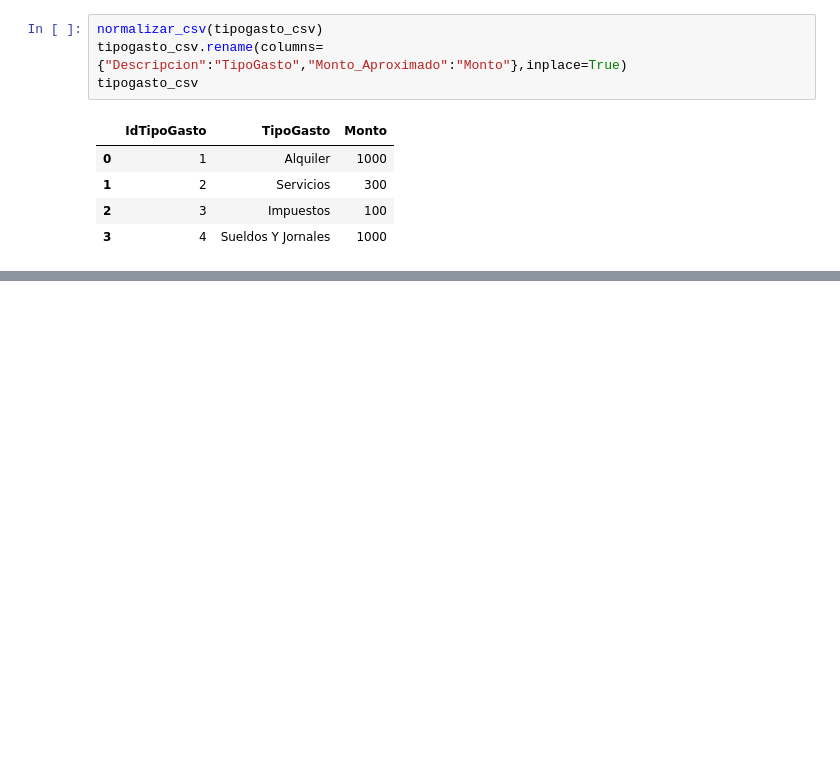
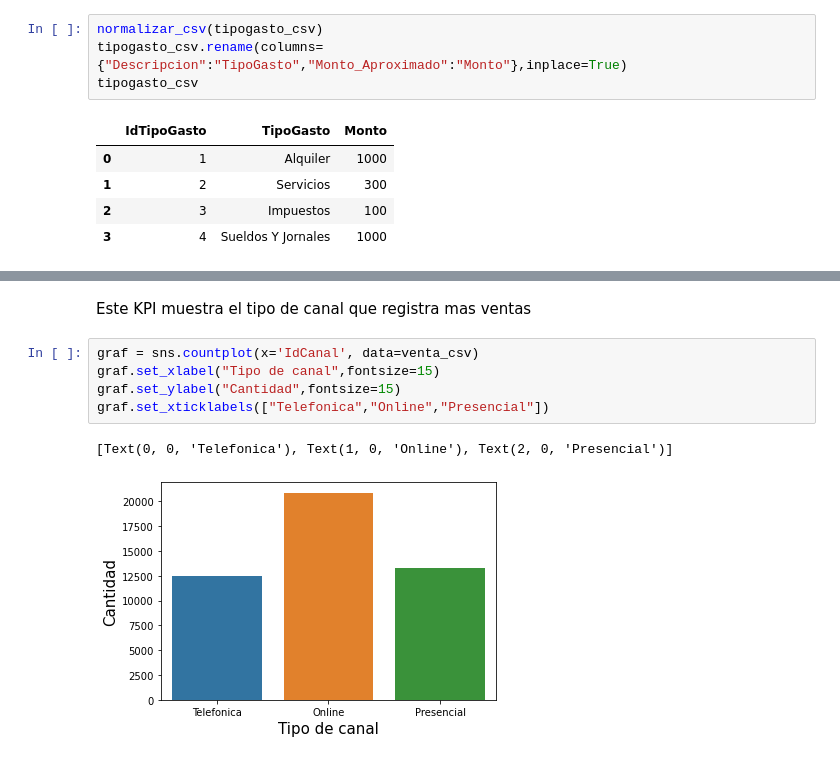
Before and after one commit to GonzaloPietraroia/DS-PI-ProyectoIndividual, a Jupyter notebook: Resolucion.ipynb, the cells around one changed output, grey strips where cells are left out. Saved outputs shown, nothing was run; the diff lists cells and outputs as text; blank space fills up the shorter version.

```diff
--- a/Resolucion.ipynb
+++ b/Resolucion.ipynb
@@ -618,0 +670,10 @@ def datasets_cargados():
+# %% [markdown]
+Este KPI muestra el tipo de canal que registra mas ventas
+# %%
+graf = sns.countplot(x='IdCanal', data=venta_csv)
+graf.set_xlabel("Tipo de canal",fontsize=15)
+graf.set_ylabel("Cantidad",fontsize=15)
+graf.set_xticklabels(["Telefonica","Online","Presencial"])
+# %% [output]
+[Text(0, 0, 'Telefonica'), Text(1, 0, 'Online'), Text(2, 0, 'Presencial')]
+[figure, added]
```
Also changed, not shown: parts of 27 cells of this notebook, 2 other files.
